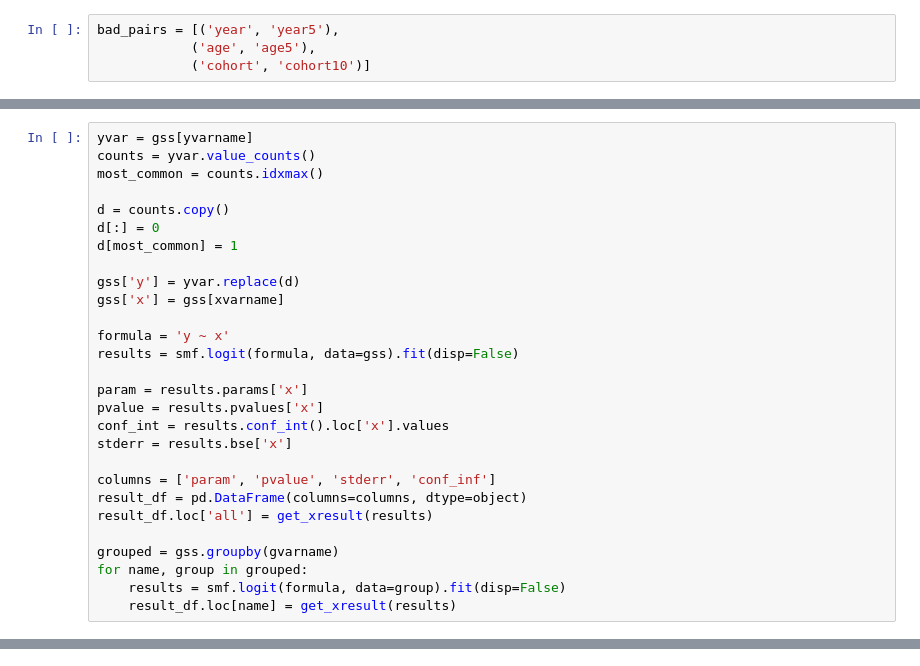
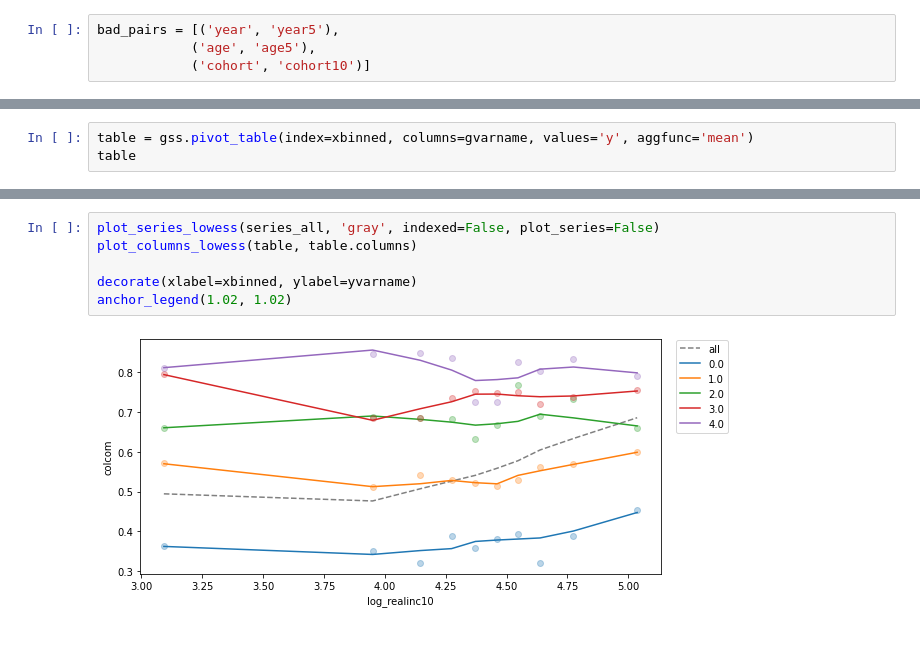
Before and after one commit to AllenDowney/ProbablyOverthinkingIt2, a Jupyter notebook: simpson_gss.ipynb, the cells around one changed output, grey strips where cells are left out. Drawn from its saved outputs; the diff is of its cells as text.

```diff
--- a/simpson_gss.ipynb
+++ b/simpson_gss.ipynb
@@ -733,28 +816,0 @@ colors = {
-# %%
-yvar = gss[yvarname]
-counts = yvar.value_counts()
-most_common = counts.idxmax()
-
-d = counts.copy()
-d[:] = 0
-d[most_common] = 1
-
-gss['y'] = yvar.replace(d)
-gss['x'] = gss[xvarname]
-
-formula = 'y ~ x'
-results = smf.logit(formula, data=gss).fit(disp=False)
-
-param = results.params['x']
-pvalue = results.pvalues['x']
-conf_int = results.conf_int().loc['x'].values
-stderr = results.bse['x']
-
-columns = ['param', 'pvalue', 'stderr', 'conf_inf']
-result_df = pd.DataFrame(columns=columns, dtype=object)
-result_df.loc['all'] = get_xresult(results)
-
-grouped = gss.groupby(gvarname)
-for name, group in grouped:
-    results = smf.logit(formula, data=group).fit(disp=False)
-    result_df.loc[name] = get_xresult(results)
@@ -760,0 +834,3 @@ for name, group in grouped:
+# %%
+table = gss.pivot_table(index=xbinned, columns=gvarname, values='y', aggfunc='mean')
+table
@@ -760,0 +850,8 @@ for name, group in grouped:
+# %%
+plot_series_lowess(series_all, 'gray', indexed=False, plot_series=False)
+plot_columns_lowess(table, table.columns)
+
+decorate(xlabel=xbinned, ylabel=yvarname)
+anchor_legend(1.02, 1.02)
+# %% [output]
+[figure, added]
```
Also changed, not shown: parts of 36 cells of this notebook.
